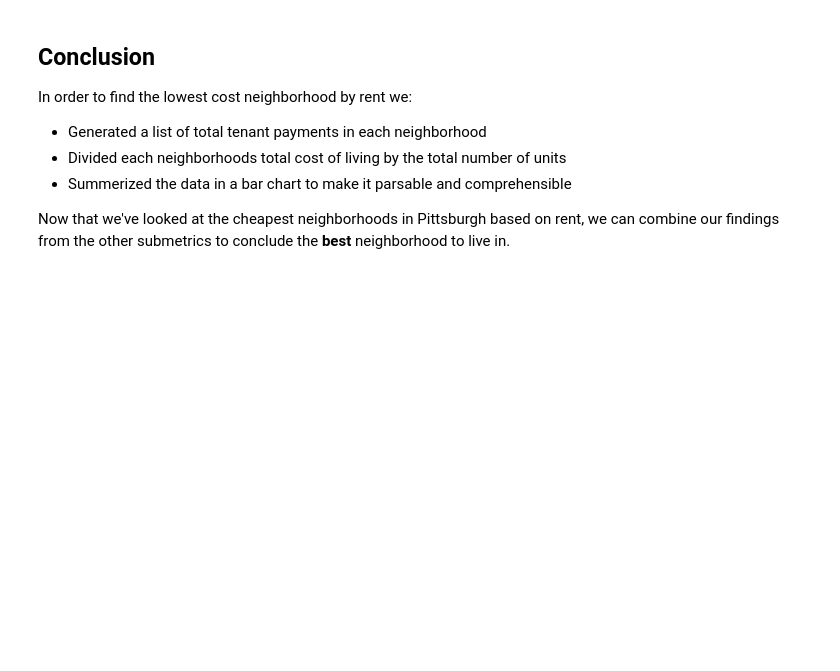
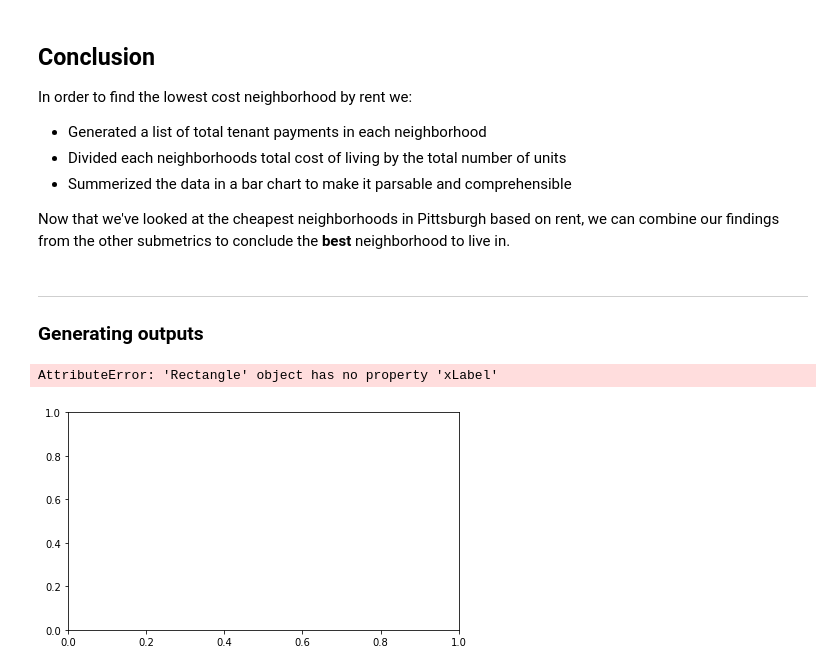
Before and after one commit to strobosco/bigideasfinal, a Jupyter notebook: cost.ipynb, the cells around one changed output. Saved outputs shown, nothing was run; the diff lists cells and outputs as text; code cells hidden in the pictures; blank space fills up the shorter version.

```diff
--- a/cost.ipynb
+++ b/cost.ipynb
@@ -112,3 +112,11 @@ In order to find the lowest cost neighborhood by rent we:<br />
 * Summerized the data in a bar chart to make it parsable and comprehensible
 
 Now that we've looked at the cheapest neighborhoods in Pittsburgh based on rent, we can combine our findings from the other submetrics to conclude the **best** neighborhood to live in.
+# %% [markdown]
+---
+### Generating outputs
+# %%
+sr.loc[['Oakwood', 'Central Northside']].plot.bar(xlabel='Neighborhood', ylabel='Average rent', figsize=(7,4), rot=0 )
+# %% [output]
+AttributeError: 'Rectangle' object has no property 'xLabel'
+[figure, added]
```
Also changed, not shown: parts of 4 cells of this notebook, 1 other file.
